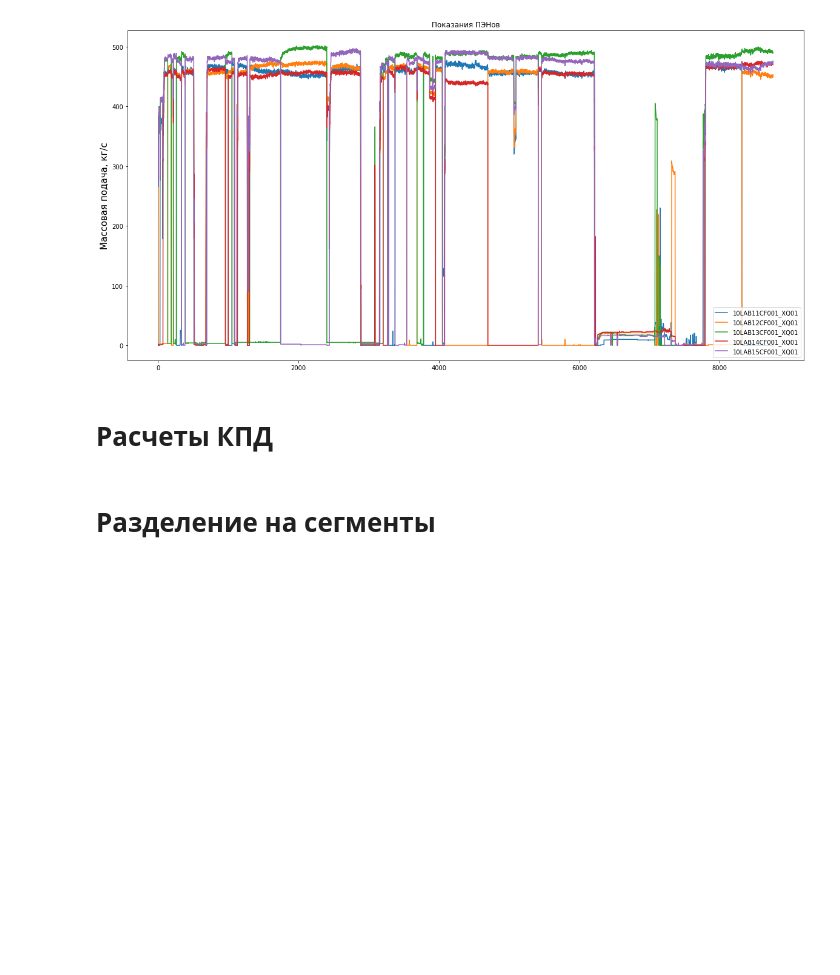
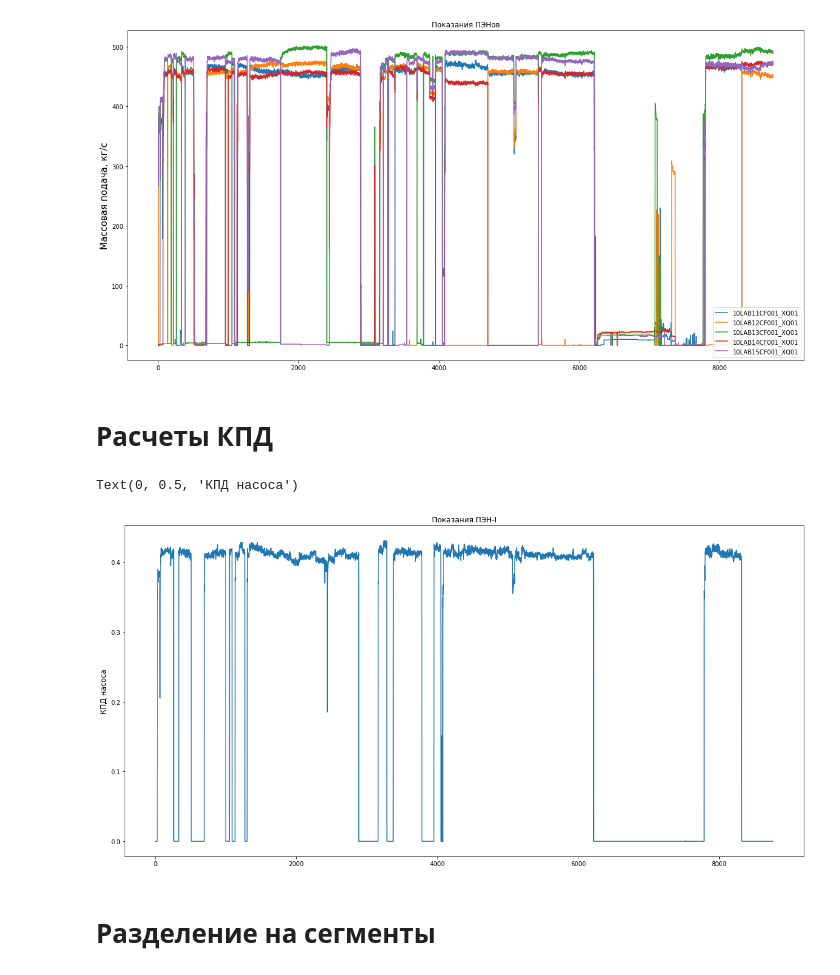
Before and after one commit to edodo1337/diplom, a Jupyter notebook: research/Диплом.ipynb, the cells around one changed output. Saved outputs shown, nothing was run; the diff lists cells and outputs as text; code cells hidden in the pictures; blank space fills up the shorter version.

```diff
--- a/research/Диплом.ipynb
+++ b/research/Диплом.ipynb
@@ -116,3 +116,9 @@ pump_eff_data = {
+# %%
+fig = pump_eff_data['pump_1_eff'].plot(title="Показания ПЭН-I")
+plt.ylabel("КПД насоса", fontsize=12)
+# %% [output]
+Text(0, 0.5, 'КПД насоса')
+[figure, added]
 # %% [markdown]
 <h1>Разделение на сегменты</h1>
 # %%
```
Also changed, not shown: parts of 12 cells of this notebook, 2 other files.
